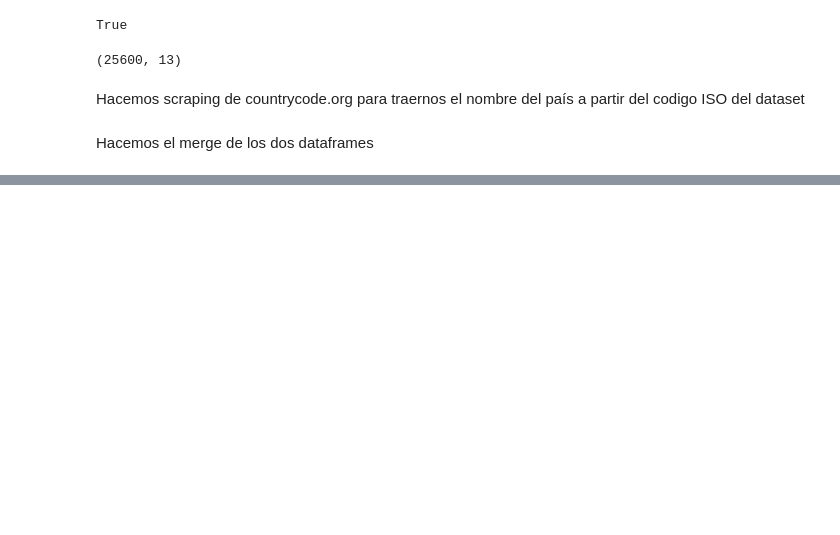
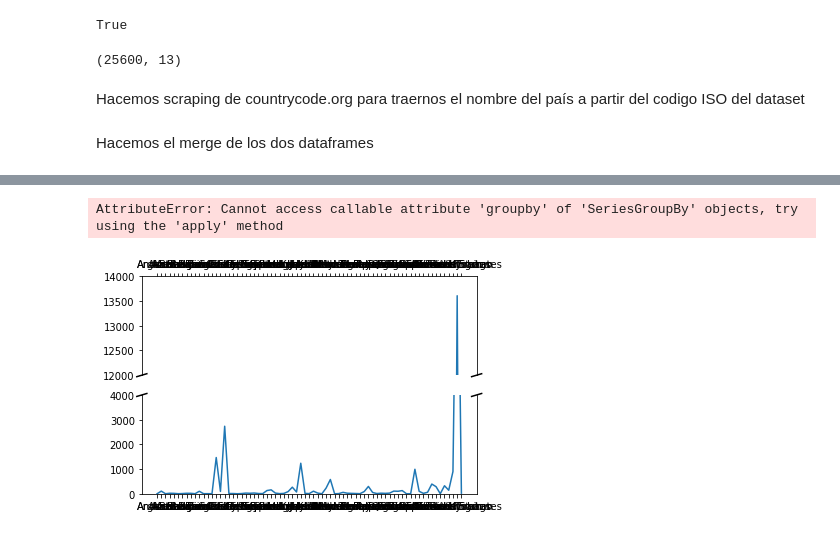
Before and after one commit to SergioGomis/project-API-scraping, a Jupyter notebook: src/Starbucks Store Dataset.ipynb, the cells around one changed output, grey strips where cells are left out. Cells and saved outputs as stored; diff of their text form; code cells hidden in the pictures; blank space fills up the shorter version.

```diff
--- a/src/Starbucks Store Dataset.ipynb
+++ b/src/Starbucks Store Dataset.ipynb
@@ -53,2 +56,57 @@ result=result.drop(['Ownership Type','State/Province','Country','Postcode','Phon
+# %%
+#grouped = result.groupby(['pais']).count()
+#result.sort_values(['Store Number'],ascending=False).groupby('pais').head(10)
+#result.groupby(["pais"])["Store Number"].nlargest(10)
+#res = grouped.apply(lambda x: x.order(ascending=False).head(10))
+#grouped.nlargest(10)
+df_agg = result[result['pais']!='United States'].groupby(['pais']).agg('Store Name')
+g = df_agg.groupby(level=0, group_keys=False).size().plot(kind='bar',figsize=(10,5))
+plt.show()
+# %% [output]
+AttributeError: Cannot access callable attribute 'groupby' of 'SeriesGroupBy' objects, try using the 'apply' method
+# %%
+f, (ax, ax2) = plt.subplots(2, 1, sharex=True)
+
+# plot the same data on both axes
+ax.plot(result.groupby(['pais']).size())
+ax2.plot(result.groupby(['pais']).size())
+
+# zoom-in / limit the view to different portions of the data
+ax.set_ylim(12000, 14000)  # outliers only
+ax2.set_ylim(0, 4000)  # most of the data
+
+# hide the spines between ax and ax2
+ax.spines['bottom'].set_visible(False)
+ax2.spines['top'].set_visible(False)
+ax.xaxis.tick_top()
+ax.tick_params(labeltop='off')  # don't put tick labels at the top
+ax2.xaxis.tick_bottom()
+
+# This looks pretty good, and was fairly painless, but you can get that
+# cut-out diagonal lines look with just a bit more work. The important
+# thing to know here is that in axes coordinates, which are always
+# between 0-1, spine endpoints are at these locations (0,0), (0,1),
+# (1,0), and (1,1).  Thus, we just need to put the diagonals in the
+# appropriate corners of each of our axes, and so long as we use the
+# right transform and disable clipping.
+
+d = .015  # how big to make the diagonal lines in axes coordinates
+# arguments to pass to plot, just so we don't keep repeating them
+kwargs = dict(transform=ax.transAxes, color='k', clip_on=False)
+ax.plot((-d, +d), (-d, +d), **kwargs)        # top-left diagonal
+ax.plot((1 - d, 1 + d), (-d, +d), **kwargs)  # top-right diagonal
+
+kwargs.update(transform=ax2.transAxes)  # switch to the bottom axes
+ax2.plot((-d, +d), (1 - d, 1 + d), **kwargs)  # bottom-left diagonal
+ax2.plot((1 - d, 1 + d), (1 - d, 1 + d), **kwargs)  # bottom-right diagonal
+
+# What's cool about this is that now if we vary the distance between
+# ax and ax2 via f.subplots_adjust(hspace=...) or plt.subplot_tool(),
+# the diagonal lines will move accordingly, and stay right at the tips
+# of the spines they are 'breaking'
+
+plt.show()
+# %% [output]
+[figure, added]
 # %%
 result.to_csv('../input/starbucks_updt.csv', index = None, header=True)
```
Also changed, not shown: parts of 3 cells of this notebook, 3 other files.
